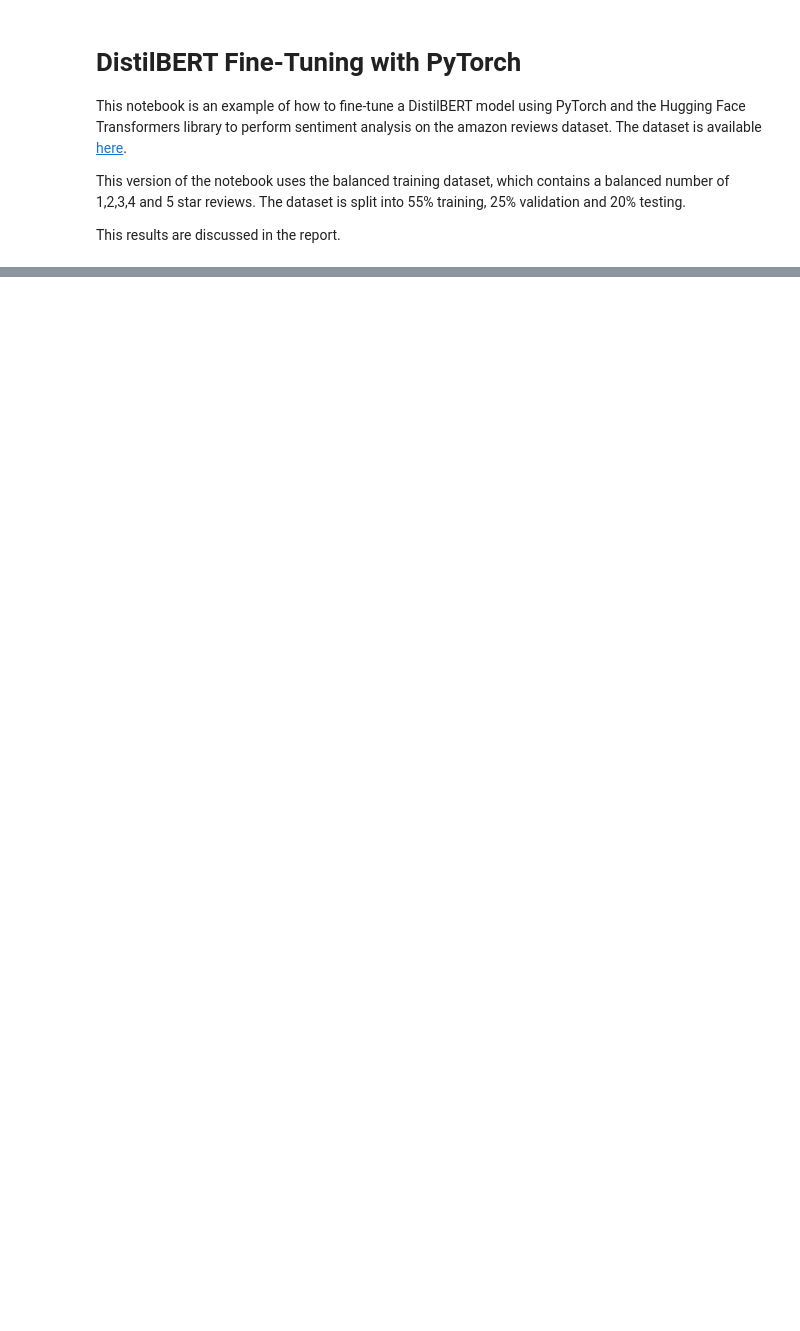
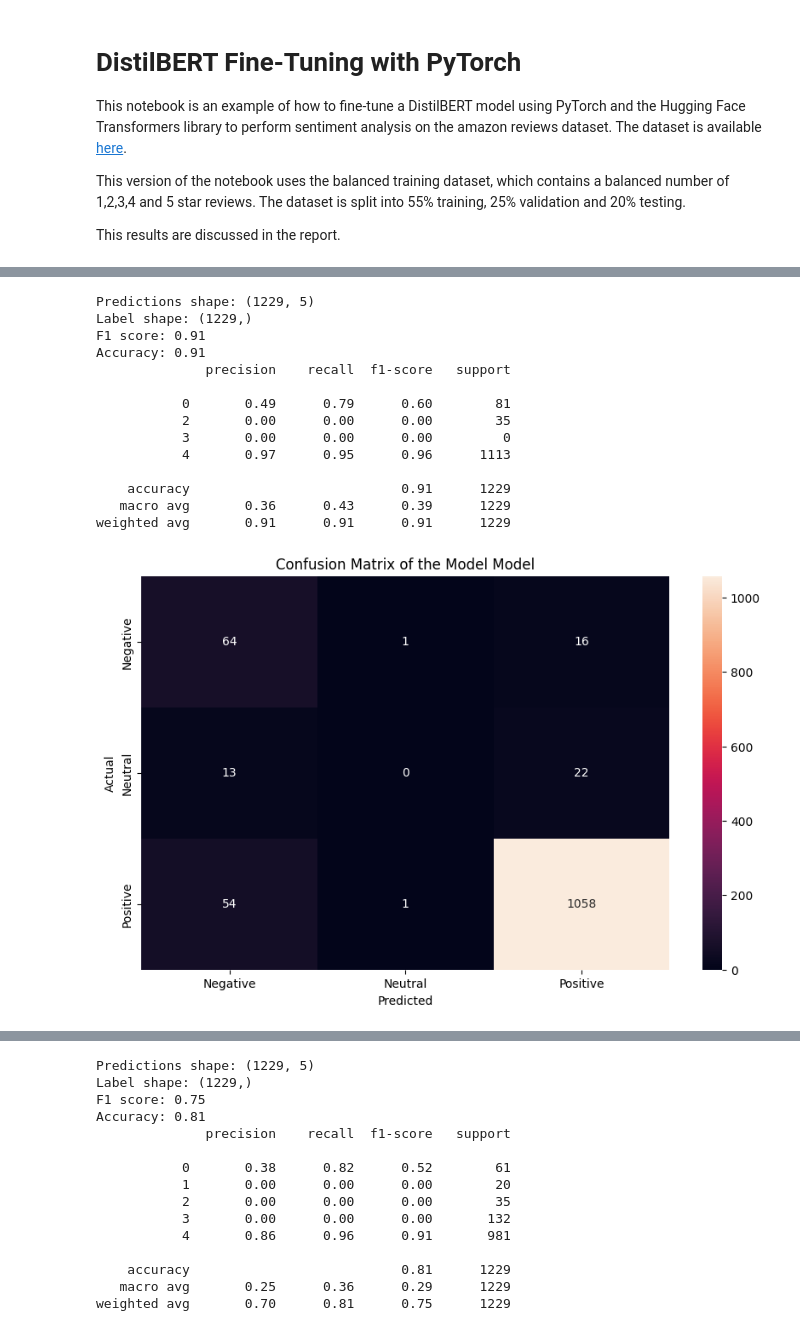
Before and after one commit to danielebedini/HLT_project, a Jupyter notebook: distBERT_dataset_1.ipynb, the cells around one changed output, grey strips where cells are left out. Cells and saved outputs as stored; diff of their text form; code cells hidden in the pictures; blank space fills up the shorter version.

Commit message:
Final tests

```diff
--- a/distBERT_dataset_1.ipynb
+++ b/distBERT_dataset_1.ipynb
@@ -182,0 +140,6 @@ weighted avg       0.74      0.80      0.76      1229
+# %%
+from utils import plot_confusion_matrix, metrics_with_three_classes
+
+metrics_with_three_classes(model, X_test, y_test, "DistilBERT (3 classes)")
+plot_confusion_matrix(model, X_test, y_test, "DistilBERT (5 classes)" )
+# %% [output]
@@ -182,0 +165,15 @@ weighted avg       0.74      0.80      0.76      1229
+Predictions shape: (1229, 5)
+Label shape: (1229,)
+F1 score: 0.91
+Accuracy: 0.91
+              precision    recall  f1-score   support
+
+           0       0.49      0.79      0.60        81
+           2       0.00      0.00      0.00        35
+           3       0.00      0.00      0.00         0
+           4       0.97      0.95      0.96      1113
+
+    accuracy                           0.91      1229
+   macro avg       0.36      0.43      0.39      1229
+weighted avg       0.91      0.91      0.91      1229
+[figure, added]
@@ -182,0 +181,15 @@ weighted avg       0.74      0.80      0.76      1229
+Predictions shape: (1229, 5)
+Label shape: (1229,)
+F1 score: 0.75
+Accuracy: 0.81
+              precision    recall  f1-score   support
+
+           0       0.38      0.82      0.52        61
+           1       0.00      0.00      0.00        20
+           2       0.00      0.00      0.00        35
+           3       0.00      0.00      0.00       132
+           4       0.86      0.96      0.91       981
+
+    accuracy                           0.81      1229
+   macro avg       0.25      0.36      0.29      1229
+weighted avg       0.70      0.81      0.75      1229
```
Also changed, not shown: parts of 4 cells of this notebook, 3 other files.
